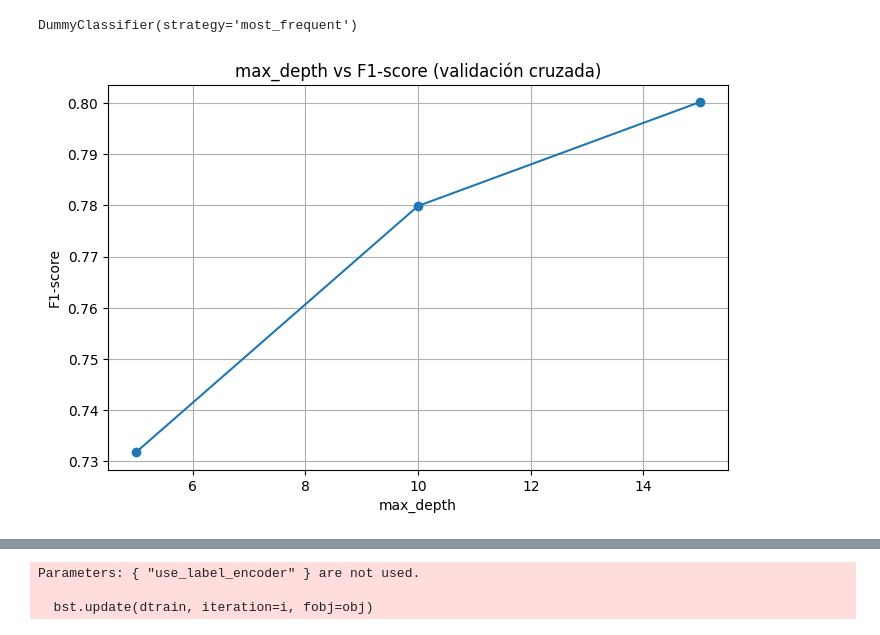
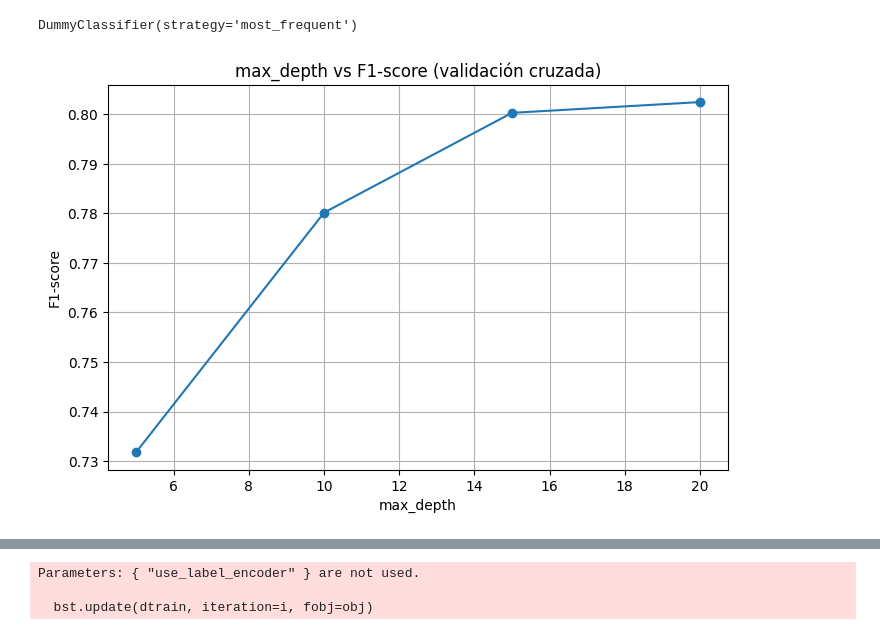
Before and after one commit to salvaKaraka/modelos-predictivos-f1, a Jupyter notebook: modelos predictivos/PredictionDNF.ipynb, the cells around one changed output, grey strips where cells are left out. Cells and saved outputs as stored; diff of their text form; code cells hidden in the pictures.

```diff
--- a/modelos predictivos/PredictionDNF.ipynb
+++ b/modelos predictivos/PredictionDNF.ipynb
@@ -170,28 +137,28 @@ DummyClassifier(strategy='most_frequent')
 # %%
 # 🌲 Árbol de decisión con búsqueda de hiperparámetros
 param_grid = {
-    'max_depth': [5, 10, 15],
+    'max_depth': [5, 10, 15, 20],
     'min_samples_split': [2, 10],
     'min_samples_leaf': [1, 5]
 }
 grid_tree = GridSearchCV(DecisionTreeClassifier(class_weight='balanced'), param_grid, cv=5, scoring='f1')
 grid_tree.fit(X_train, y_train)
 y_pred_tree = grid_tree.predict(X_test)
 
 # Extraer resultados del GridSearchCV
 results = pd.DataFrame(grid_tree.cv_results_)
 
 # Filtrar para ver solo el impacto de max_depth (si querés, podés agregar más condiciones)
 depth_vs_score = results.groupby('param_max_depth')['mean_test_score'].mean()
 
 # Graficar niveles de max_depth vs F1-score
 plt.figure(figsize=(8, 5))
 plt.plot(depth_vs_score.index, depth_vs_score.values, marker='o')
 plt.title("max_depth vs F1-score (validación cruzada)")
 plt.xlabel("max_depth")
 plt.ylabel("F1-score")
 plt.grid(True)
 plt.show()
 # %% [output]
-[figure, old version]
+[figure, new version]
 # %%
```
Also changed, not shown: parts of 6 cells of this notebook.
